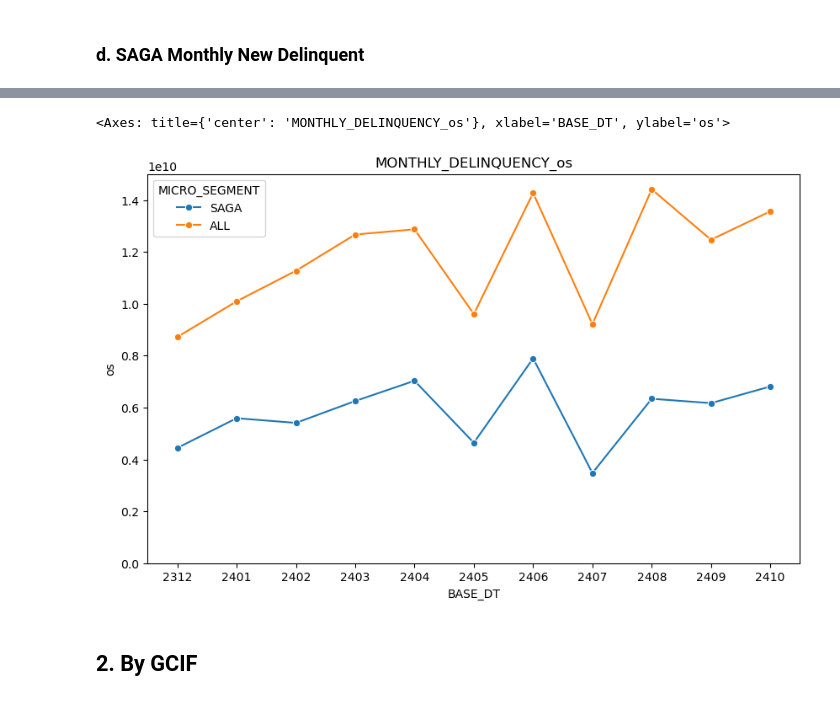
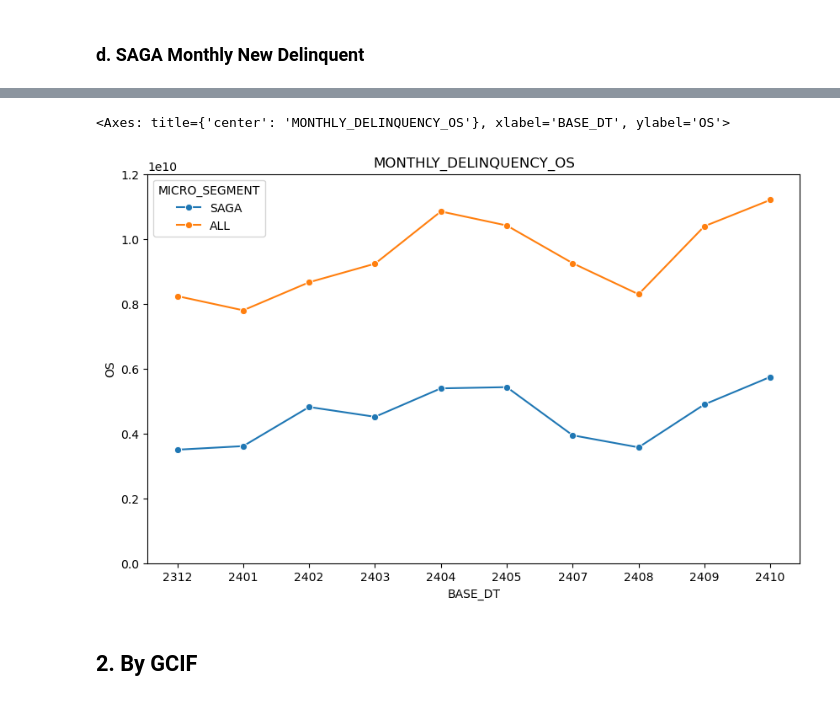
Before and after one commit to Sinxisx/Credit-Card-Analysis, a Jupyter notebook: Scratch.ipynb, the cells around one changed output, grey strips where cells are left out. Saved outputs shown, nothing was run; the diff lists cells and outputs as text; code cells hidden in the pictures.

```diff
--- a/Scratch.ipynb
+++ b/Scratch.ipynb
@@ -572,7 +582,9 @@ AllAllShare.to_csv(r'D:\Work\SAGA CC Bad Debt\Data\Result\All Delinquency Share.
 ### d. SAGA Monthly New Delinquent
 # %%
 # set dataframe for dpd change calculation
-DPDMonthly = MLs[['BASE_DT', 'AGREE_ID', 'PASTDUE_DAYS']].reset_index()
+DPDMonthly = MLs[['BASE_DT', 'AGREE_ID', 'PASTDUE_DAYS']].reset_index(drop=True)
+# %%
+DPDMonthly.drop_duplicates(inplace=True)
 # %%
 # checking pastdue values
 DPDMonthly['PASTDUE_DAYS'].value_counts()
@@ -623,7 +635,7 @@ for i in range(1,len(dateCol)):
     prevDate = dateCol[i-1]
     date = dateCol[i]
     DPDMonthlyPivot[f'DELINQUENT_{date}'] = DPDMonthlyPivot.apply(
-        lambda x: 1 if x[prevDate]<30 and x[date]>=30 else 0,
+        lambda x: 1 if x[prevDate]<=30 and x[date]>30 else 0,
         axis=1)
 # %%
 # check value
@@ -674,7 +706,7 @@ Name: count, dtype: int64
 # %%
 # group data for visualization
-monthlyDeli = MLs[(MLs['SAGA_FLAG']=='SAGA') & (MLs['DELINQUENT']==1)][['BASE_DT', 'DELINQUENT', 'BAL']].groupby('BASE_DT').agg(ACCT_COUNT=('DELINQUENT','sum'), OS=('BAL','sum')).reset_index()
-monthlyDeliAll = MLs[MLs['DELINQUENT']==1][['BASE_DT', 'DELINQUENT','BAL']].groupby('BASE_DT').agg(ACCT_COUNT=('DELINQUENT','sum'), OS=('BAL','sum')).reset_index()
+monthlyDeli = MLs[(MLs['SAGA_FLAG']=='SAGA') & (MLs['DELINQUENT']==1)][['BASE_DT', 'DELINQUENT', 'MTD_MAX_BAL']].groupby('BASE_DT').agg(ACCT_COUNT=('DELINQUENT','sum'), MTD_MAX_OS=('MTD_MAX_BAL','sum')).reset_index()
+monthlyDeliAll = MLs[MLs['DELINQUENT']==1][['BASE_DT', 'DELINQUENT','MTD_MAX_BAL']].groupby('BASE_DT').agg(ACCT_COUNT=('DELINQUENT','sum'), MTD_MAX_OS=('MTD_MAX_BAL','sum')).reset_index()
 # %%
 # flag data
 monthlyDeli['MICRO_SEGMENT'] = 'SAGA'
@@ -702,14 +734,14 @@ sns.lineplot(data=MonthlyDeliComb, x="BASE_DT", y='ACCT_COUNT', hue='MICRO_SEGME
 # %%
 # Plotting
 plt.figure(figsize=(10,6))
-plt.title("MONTHLY_DELINQUENCY_os")
+plt.title("MONTHLY_DELINQUENCY_OS")
 plt.xlabel("BASE_DT")
-plt.ylim((0,15000000000))
-plt.ylabel("os")
-sns.lineplot(data=MonthlyDeliComb, x="BASE_DT", y='OS', hue='MICRO_SEGMENT', marker="o")
+plt.ylim((0,12000000000))
+plt.ylabel("OS")
+sns.lineplot(data=MonthlyDeliComb, x="BASE_DT", y='MTD_MAX_OS', hue='MICRO_SEGMENT', marker="o")
 # %% [output]
-<Axes: title={'center': 'MONTHLY_DELINQUENCY_os'}, xlabel='BASE_DT', ylabel='os'>
+<Axes: title={'center': 'MONTHLY_DELINQUENCY_OS'}, xlabel='BASE_DT', ylabel='OS'>
-[figure, old version]
+[figure, new version]
 # %%
 # save df as csv
 MonthlyDeliComb.to_csv(r'D:\Work\SAGA CC Bad Debt\Data\Result\Monthly Delinquency Count.csv')
```
Also changed, not shown: parts of 79 cells of this notebook, 2 other files.
